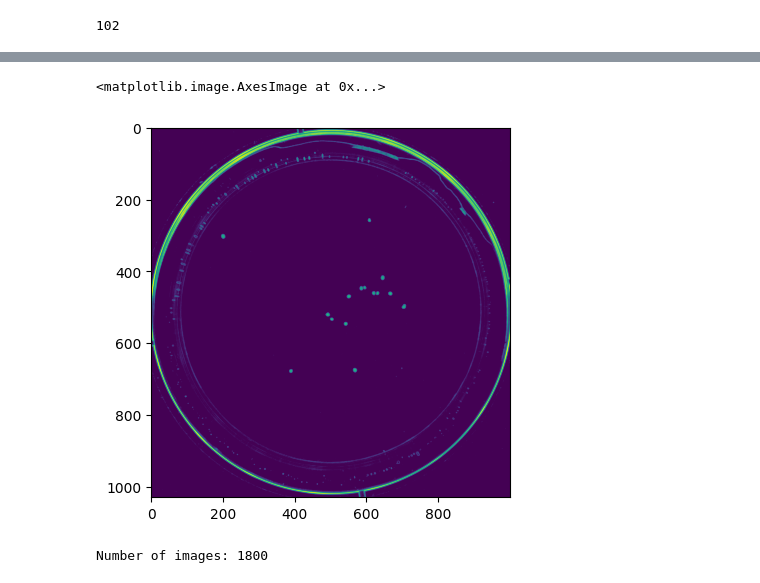
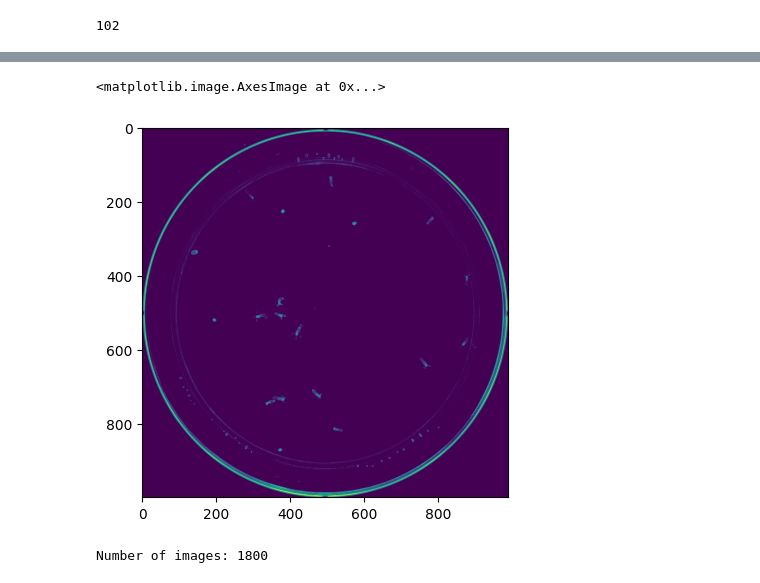
Before and after one commit to jonazhu/nematostellatracking, a Jupyter notebook: video_analysis/initial_processing.ipynb, the cells around one changed output, grey strips where cells are left out. Drawn from its saved outputs; the diff is of its cells as text; code cells hidden in the pictures.

Commit message:
finished crops for today

```diff
--- a/video_analysis/initial_processing.ipynb
+++ b/video_analysis/initial_processing.ipynb
@@ -55,7 +55,7 @@ len(files)
 # %% [output]
 102
 # %%
-file = files[42]
+file = files[60]
 print(file)
 
 cap = cv2.VideoCapture(data_dir + file)
@@ -124,16 +89,16 @@ Cropping levels for reference: (see more in text file)
 # %%
 x_min = 30
-x_max = 1060
-y_min = 600
-y_max = 1600
+x_max = 1030
+y_min = 450
+y_max = 1440
 
 #cropping: done with numpy array indices
-crop = gray[x_min:x_max, y_min:y_max] #1030 x 1030 standard?
+crop = gray[x_min:x_max, y_min:y_max]
 plt.imshow(crop)
 #cv2.imwrite(image_dir + "test_crop.png", crop)
 # %% [output]
 <matplotlib.image.AxesImage at 0x...>
-[figure, old version]
+[figure, new version]
 # %%
 #combine into one
 current_dir = image_dir + FormatFileName(file) + "/"
```
Also changed, not shown: parts of 3 cells of this notebook, 1 other file.
